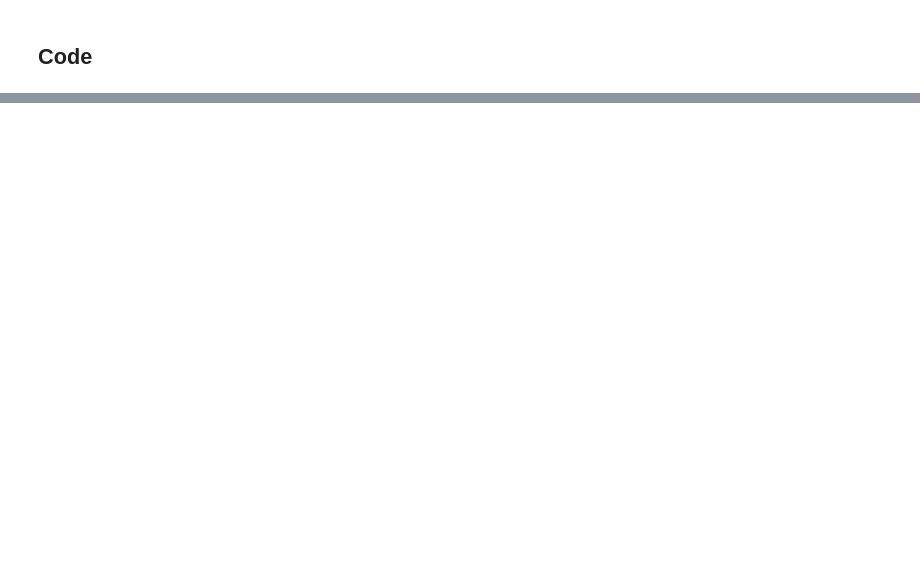
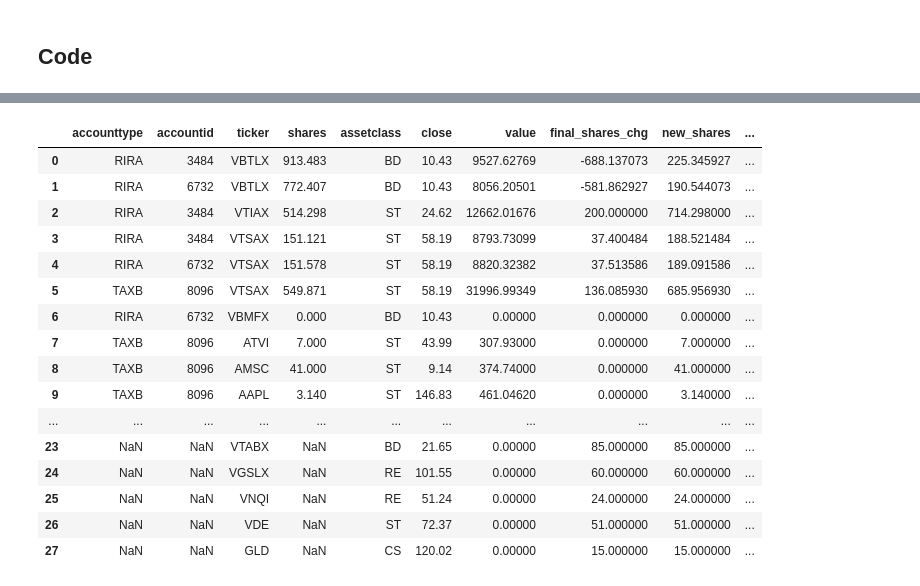
Before and after one commit to pogoetic/rebalance, a Jupyter notebook: portfolio_rebalance_post.ipynb, the cells around one changed output, grey strips where cells are left out. Saved outputs shown, nothing was run; the diff lists cells and outputs as text; code cells hidden in the pictures; blank space fills up the shorter version.

```diff
--- a/portfolio_rebalance_post.ipynb
+++ b/portfolio_rebalance_post.ipynb
@@ -283,0 +272,49 @@ graph_port.plot.barh(x='ticker',figsize=(20,10))
+# %%
+#Next we turn our ticker-level strategy into account level actions
+#Join in our rebalanced portfolio and determine how to split value across accounts for a given ticker
+port = pd.merge(start_port[['accounttype','accountid','ticker','shares']],
+                   exec_port[['ticker','assetclass','close','value','final_shares_chg','new_shares','new_value','new_value_chg','final_allocation']],
+                   how = 'right',
+                   left_on = 'ticker',
+                   right_on = 'ticker')
+port['value_orig'] = port.close * port.shares
+#Calculate the value-weight of each ticker by account
+port['tick_alloc'] = port.value_orig / port.value #What pct of each ticker is in a given account?
+port['tick_alloc'].fillna(1.0,inplace=True)
+#check our sub-allocations
+assert(port.groupby('ticker').tick_alloc.sum().sum() == len(port.groupby('ticker').tick_alloc.sum()))
+
+#port.fillna({'assetclass_x':final_port.assetclass_y})
+
+#Recalculate the values proportionately
+port['final_shares_chg'] = port.final_shares_chg * port.tick_alloc
+port['new_shares'] = port.new_shares * port.tick_alloc
+port['new_value'] = port.new_value * port.tick_alloc
+port['new_value_chg'] = port.new_value_chg * port.tick_alloc
+port['final_allocation'] = port.final_allocation * port.tick_alloc
+port['value'] = port.value * port.tick_alloc
+port.drop(['value_orig','tick_alloc'],axis=1,inplace=True)
+
+#double check our final_allocation is 100%
+assert(np.round(port.final_allocation.sum(),4)==1.0)
+
+#Lets look at our final portfolio at the account level
+port
+# %% [output]
+|  | accounttype | accountid | ticker | shares | assetclass | close | value | final_shares_chg | new_shares | ... |
+| 0 | RIRA | 3484 | VBTLX | 913.483 | BD | 10.43 | 9527.62769 | -688.137073 | 225.345927 | ... |
+| 1 | RIRA | 6732 | VBTLX | 772.407 | BD | 10.43 | 8056.20501 | -581.862927 | 190.544073 | ... |
+| 2 | RIRA | 3484 | VTIAX | 514.298 | ST | 24.62 | 12662.01676 | 200.000000 | 714.298000 | ... |
+| 3 | RIRA | 3484 | VTSAX | 151.121 | ST | 58.19 | 8793.73099 | 37.400484 | 188.521484 | ... |
+| 4 | RIRA | 6732 | VTSAX | 151.578 | ST | 58.19 | 8820.32382 | 37.513586 | 189.091586 | ... |
+| 5 | TAXB | 8096 | VTSAX | 549.871 | ST | 58.19 | 31996.99349 | 136.085930 | 685.956930 | ... |
+| 6 | RIRA | 6732 | VBMFX | 0.000 | BD | 10.43 | 0.00000 | 0.000000 | 0.000000 | ... |
+| 7 | TAXB | 8096 | ATVI | 7.000 | ST | 43.99 | 307.93000 | 0.000000 | 7.000000 | ... |
+| 8 | TAXB | 8096 | AMSC | 41.000 | ST | 9.14 | 374.74000 | 0.000000 | 41.000000 | ... |
+| 9 | TAXB | 8096 | AAPL | 3.140 | ST | 146.83 | 461.04620 | 0.000000 | 3.140000 | ... |
+| ... | ... | ... | ... | ... | ... | ... | ... | ... | ... | ... |
+| 23 | NaN | NaN | VTABX | NaN | BD | 21.65 | 0.00000 | 85.000000 | 85.000000 | ... |
+| 24 | NaN | NaN | VGSLX | NaN | RE | 101.55 | 0.00000 | 60.000000 | 60.000000 | ... |
+| 25 | NaN | NaN | VNQI | NaN | RE | 51.24 | 0.00000 | 24.000000 | 24.000000 | ... |
+| 26 | NaN | NaN | VDE | NaN | ST | 72.37 | 0.00000 | 51.000000 | 51.000000 | ... |
+| 27 | NaN | NaN | GLD | NaN | CS | 120.02 | 0.00000 | 15.000000 | 15.000000 | ... |
```
Also changed, not shown: parts of 21 cells of this notebook, 1 other file.
